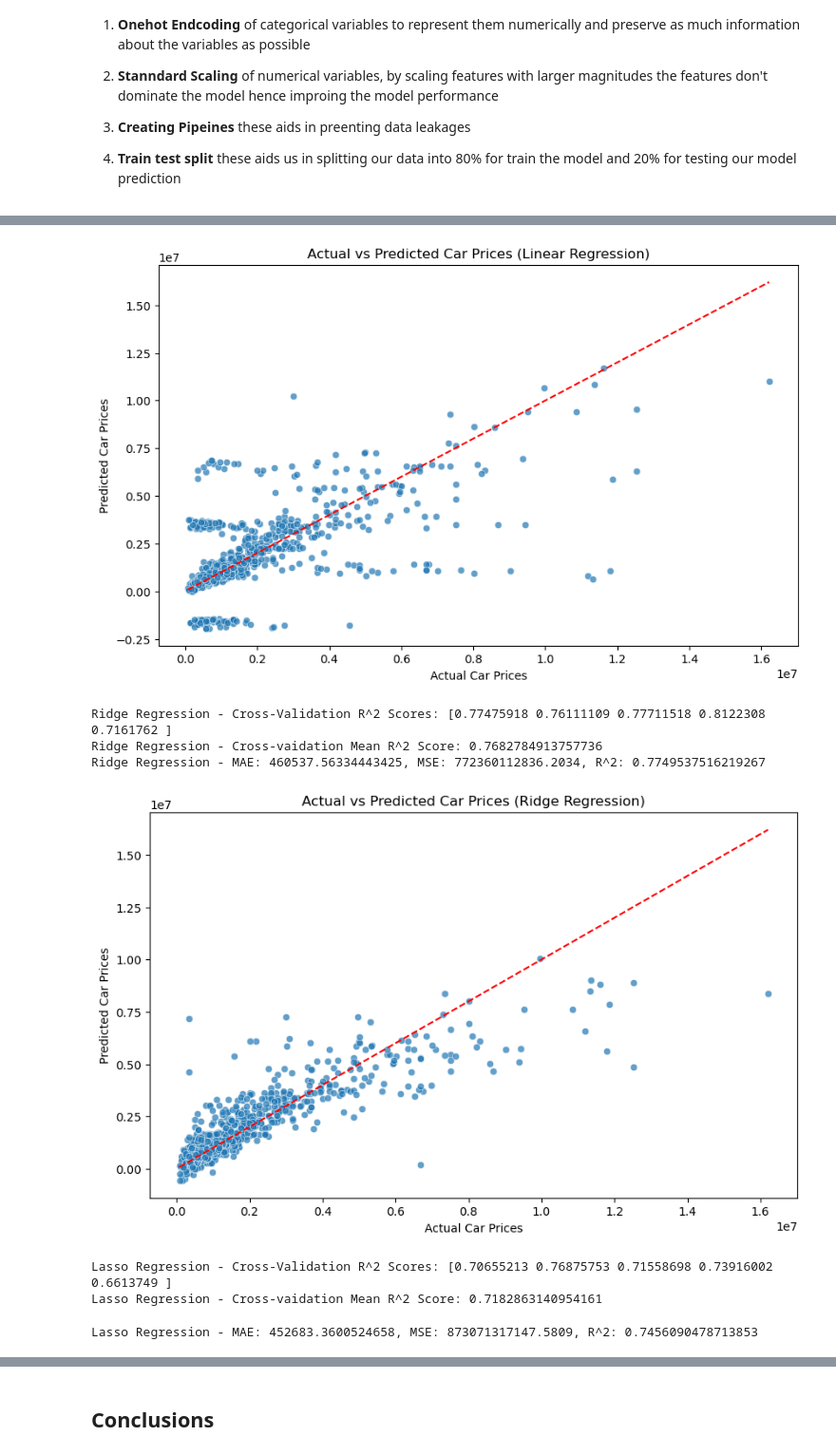
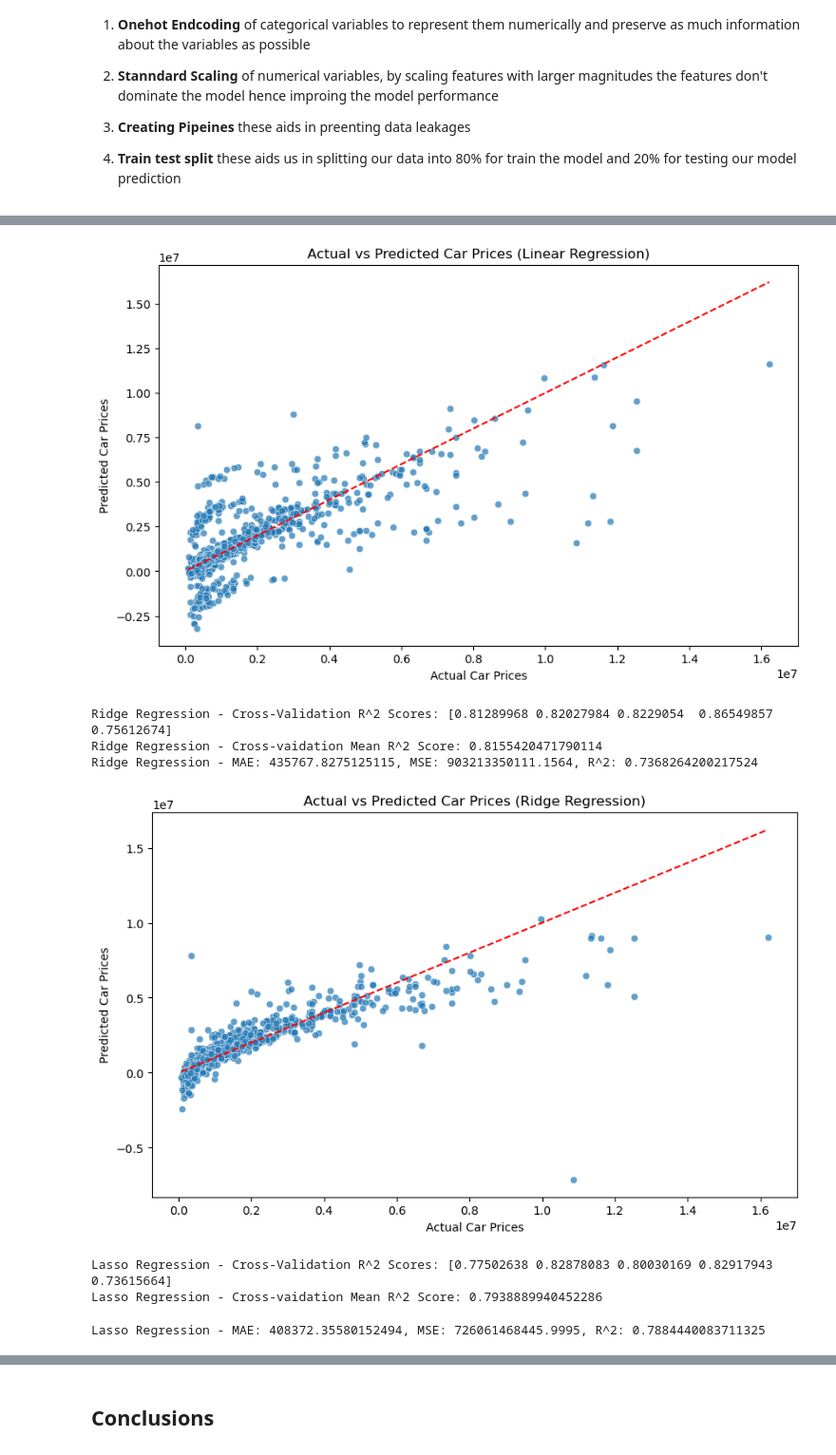
Before and after one commit to jakkkc/car_price, a Jupyter notebook: index.ipynb, the cells around one changed output, grey strips where cells are left out. Shown at 95% size. Drawn from its saved outputs; the diff is of its cells as text; code cells hidden in the pictures.

```diff
--- a/index.ipynb
+++ b/index.ipynb
@@ -577,15 +585,17 @@ Data preprocessing steps followed and why
 class ModelPipeline(DataCleaner):
     def __init__(self, file):
         super().__init__(file)
-        self.cleaned_data = self.clean_data()
+        self.cleaned_data = cleaned_df
 
     def create_pipeline(self):
         if self.cleaned_data is not None:
             # Define categorical columns to be encoded
             categorical_features = self.cleaned_data.select_dtypes(include=['object']).columns.tolist()
-            numerical_features = self.cleaned_data.select_dtypes(include=['int64', 'float64']).columns.tolist()
+            numerical_features = self.cleaned_data.select_dtypes(include=['int', 'float']).columns.tolist()
             numerical_features.remove('Car_price')  # Correctly removing target variable from the list
-            numerical_features.remove('No')         # Correctly removing 'No' column from the list
+            numerical_features.remove('No')        # Correctly removing Brand column from the list
+            numerical_features.remove('age')
+            categorical_features.remove('Brand')
 
 
 
@@ -600,8 +610,7 @@ class ModelPipeline(DataCleaner):
                 'knn': Pipeline(steps=[('preprocessor', preprocessor), ('regressor', KNeighborsRegressor())]),
                 'xgboost': Pipeline(steps=[('preprocessor', preprocessor), ('regressor', XGBRegressor())]),
                 'catboost': Pipeline(steps=[('preprocessor', preprocessor), ('regressor', CatBoostRegressor(verbose=0))]),
-                'svr': Pipeline(steps=[('preprocessor', preprocessor), ('regressor', SVR())]),
-                'polynomial': Pipeline(steps=[('preprocessor', preprocessor),('poly_features', PolynomialFeatures(include_bias=False)),('regressor', LinearRegression())])
+                'svr': Pipeline(steps=[('preprocessor', preprocessor), ('regressor', SVR())])
                 }
 
             # Splitting the data into train and test
@@ -676,8 +685,8 @@ Linear Regression - MAE: 768417.6515788402, MSE: 2375958842189.046, R^2: 0.30770
-[figure, old version]
+[figure, new version]
-Ridge Regression - Cross-Validation R^2 Scores: [0.77475918 0.76111109 0.77711518 0.8122308  0.7161762 ]
-Ridge Regression - Cross-vaidation Mean R^2 Score: 0.7682784913757736
-Ridge Regression - MAE: 460537.56334443425, MSE: 772360112836.2034, R^2: 0.7749537516219267
+Ridge Regression - Cross-Validation R^2 Scores: [0.81289968 0.82027984 0.8229054  0.86549857 0.75612674]
+Ridge Regression - Cross-vaidation Mean R^2 Score: 0.8155420471790114
+Ridge Regression - MAE: 435767.8275125115, MSE: 903213350111.1564, R^2: 0.7368264200217524
-[figure, old version]
+[figure, new version]
-Lasso Regression - Cross-Validation R^2 Scores: [0.70655213 0.76875753 0.71558698 0.73916002 0.6613749 ]
-Lasso Regression - Cross-vaidation Mean R^2 Score: 0.7182863140954161
+Lasso Regression - Cross-Validation R^2 Scores: [0.77502638 0.82878083 0.80030169 0.82917943 0.73615664]
+Lasso Regression - Cross-vaidation Mean R^2 Score: 0.7938889940452286
-Lasso Regression - MAE: 452683.3600524658, MSE: 873071317147.5809, R^2: 0.7456090478713853
+Lasso Regression - MAE: 408372.35580152494, MSE: 726061468445.9995, R^2: 0.7884440083711325
```
Also changed, not shown: parts of 13 cells of this notebook.
